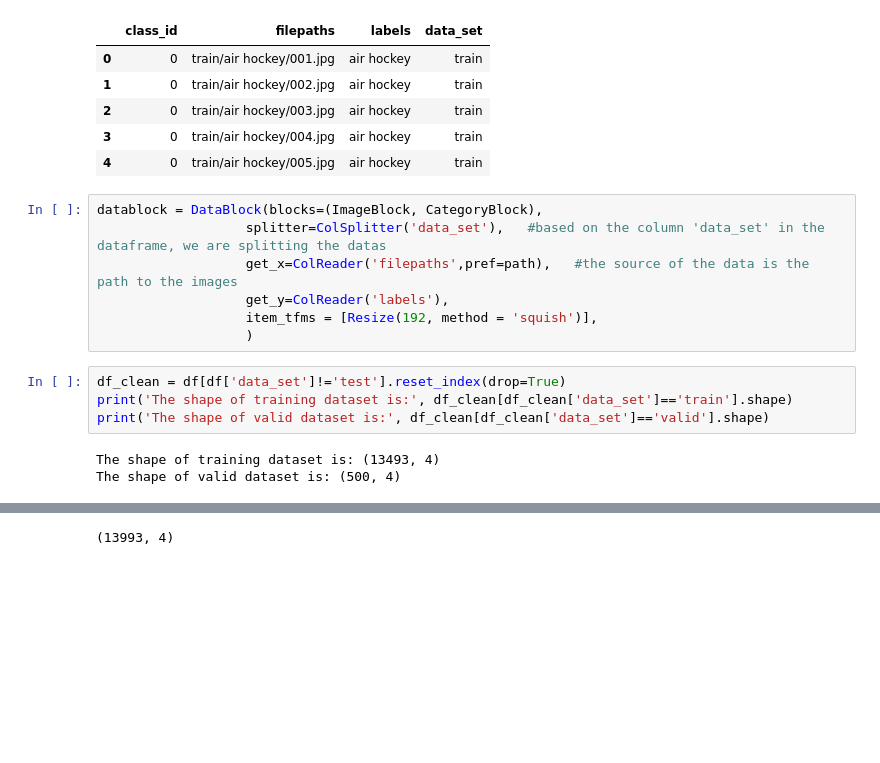
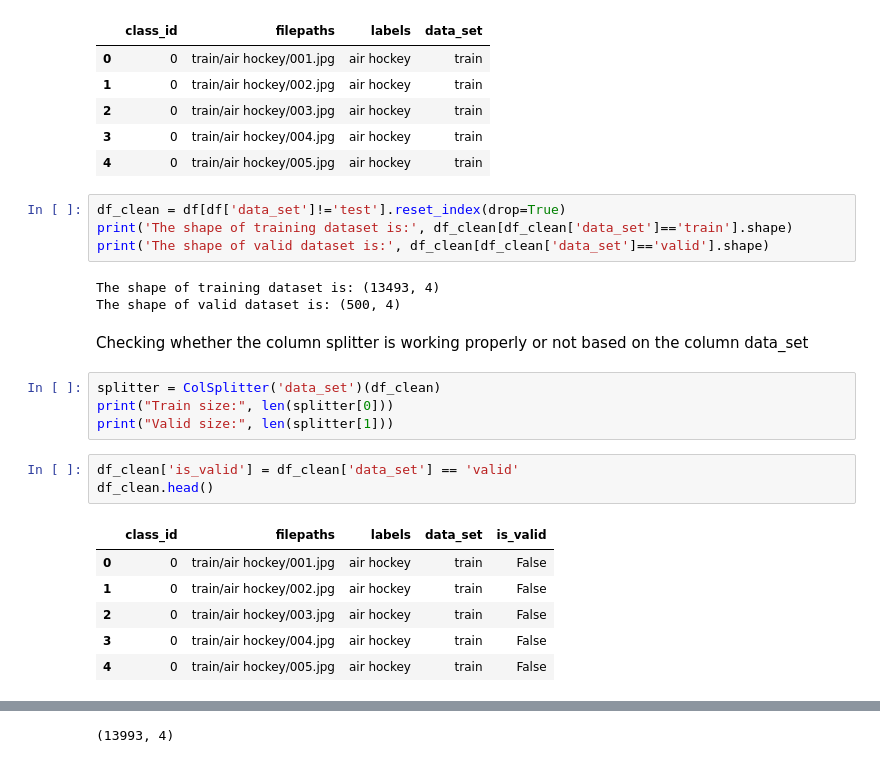
Before and after one commit to AsokTamang/Image-classifier, a Jupyter notebook: kaggle_notebook.ipynb, the cells around one changed output, grey strips where cells are left out. Cells and saved outputs as stored; diff of their text form; blank space fills up the shorter version.

Commit message:
debugged the column splitter api function

```diff
--- a/kaggle_notebook.ipynb
+++ b/kaggle_notebook.ipynb
@@ -44,13 +44,6 @@ df.head()
 | 2 | 0 | train/air hockey/003.jpg | air hockey | train |
 | 3 | 0 | train/air hockey/004.jpg | air hockey | train |
 | 4 | 0 | train/air hockey/005.jpg | air hockey | train |
-# %%
-datablock = DataBlock(blocks=(ImageBlock, CategoryBlock),
-                   splitter=ColSplitter('data_set'),   #based on the column 'data_set' in the dataframe, we are splitting the datas
-                   get_x=ColReader('filepaths',pref=path),   #the source of the data is the path to the images
-                   get_y=ColReader('labels'),
-                   item_tfms = [Resize(192, method = 'squish')],
-                   )
 # %%
 df_clean = df[df['data_set']!='test'].reset_index(drop=True)
 print('The shape of training dataset is:', df_clean[df_clean['data_set']=='train'].shape)
@@ -58,3 +51,19 @@ print('The shape of valid dataset is:', df_clean[df_clean['data_set']=='valid'].
 # %% [output]
 The shape of training dataset is: (13493, 4)
 The shape of valid dataset is: (500, 4)
+# %% [markdown]
+Checking whether the column splitter is working properly or not based on the column data_set
+# %%
+splitter = ColSplitter('data_set')(df_clean)
+print("Train size:", len(splitter[0]))
+print("Valid size:", len(splitter[1]))
+# %%
+df_clean['is_valid'] = df_clean['data_set'] == 'valid'
+df_clean.head()
+# %% [output]
+|  | class_id | filepaths | labels | data_set | is_valid |
+| 0 | 0 | train/air hockey/001.jpg | air hockey | train | False |
+| 1 | 0 | train/air hockey/002.jpg | air hockey | train | False |
+| 2 | 0 | train/air hockey/003.jpg | air hockey | train | False |
+| 3 | 0 | train/air hockey/004.jpg | air hockey | train | False |
+| 4 | 0 | train/air hockey/005.jpg | air hockey | train | False |
```
Also changed, not shown: parts of 4 cells of this notebook.
